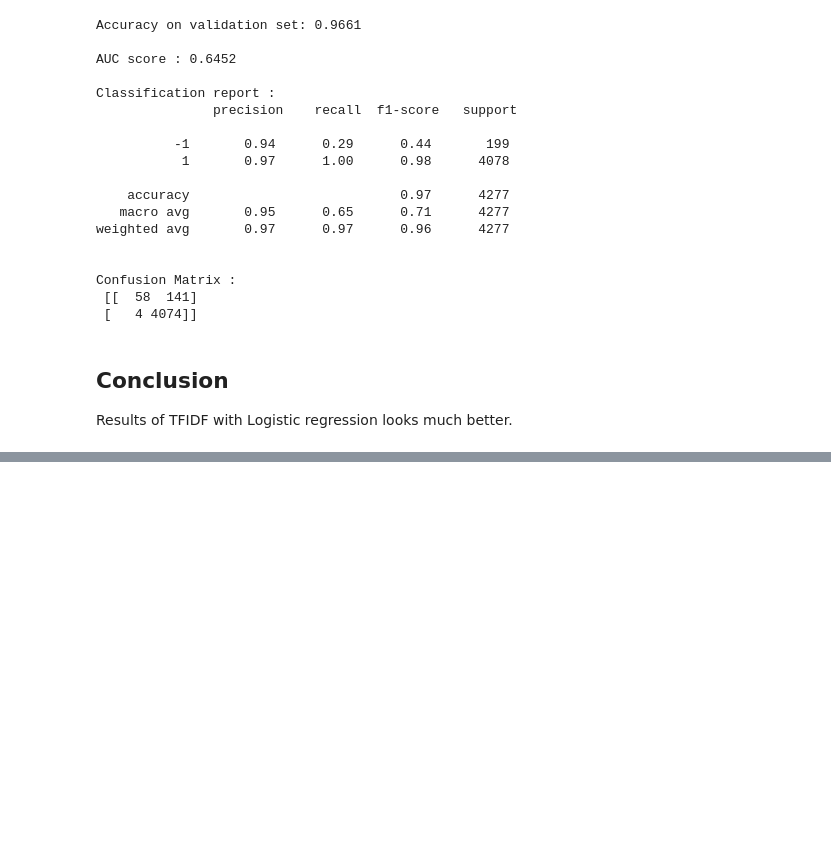
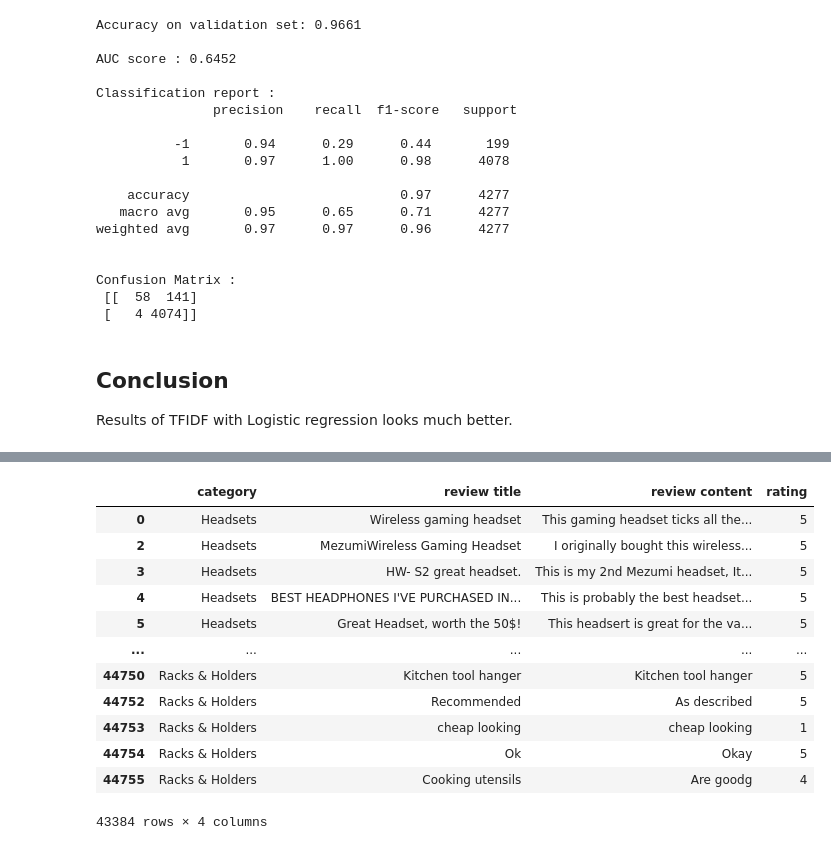
Before and after one commit to Suraj520/data-science, a Jupyter notebook: MachineLearning/Ecommerce_Product_Review/sentiment_analysis/notebook.ipynb, the cells around one changed output, grey strips where cells are left out. Drawn from its saved outputs; the diff is of its cells as text; code cells hidden in the pictures; blank space fills up the shorter version.

```diff
--- a/MachineLearning/Ecommerce_Product_Review/sentiment_analysis/notebook.ipynb
+++ b/MachineLearning/Ecommerce_Product_Review/sentiment_analysis/notebook.ipynb
@@ -23,5 +46,5 @@ from sklearn.linear_model import LogisticRegression
 # %%
-raw_data = pd.read_csv('/home/suraj/ClickUp/Jan-Feb/DataScience_ML_DL_Projects/MachineLearning/Ecommerce_Product_Review/sentiment_analysis/data/ebay_reviews.csv')
+raw_data = pd.read_csv('/content/ebay_reviews.csv')
 raw_data.head()
 # %% [output]
 |  | category | review title | review content | rating |
@@ -486,0 +510,19 @@ Results of TFIDF with Logistic regression looks much better.
+# %%
+#dropping all 3 ratings from raw_data at first
+df = raw_data[raw_data['rating']!=3]
+# %%
+df
+# %% [output]
+|  | category | review title | review content | rating |
+| 0 | Headsets | Wireless gaming headset | This gaming headset ticks all the... | 5 |
+| 2 | Headsets | MezumiWireless Gaming Headset | I originally bought this wireless... | 5 |
+| 3 | Headsets | HW- S2 great headset. | This is my 2nd Mezumi headset, It... | 5 |
+| 4 | Headsets | BEST HEADPHONES I'VE PURCHASED IN... | This is probably the best headset... | 5 |
+| 5 | Headsets | Great Headset, worth the 50$! | This headsert is great for the va... | 5 |
+| ... | ... | ... | ... | ... |
+| 44750 | Racks & Holders | Kitchen tool hanger | Kitchen tool hanger | 5 |
+| 44752 | Racks & Holders | Recommended | As described | 5 |
+| 44753 | Racks & Holders | cheap looking | cheap looking | 1 |
+| 44754 | Racks & Holders | Ok | Okay | 5 |
+| 44755 | Racks & Holders | Cooking utensils | Are goodg | 4 |
+43384 rows × 4 columns
```
Also changed, not shown: parts of 16 cells of this notebook, 1 other file.
